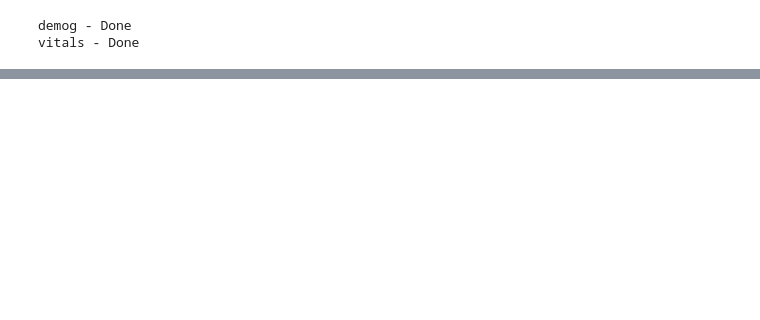
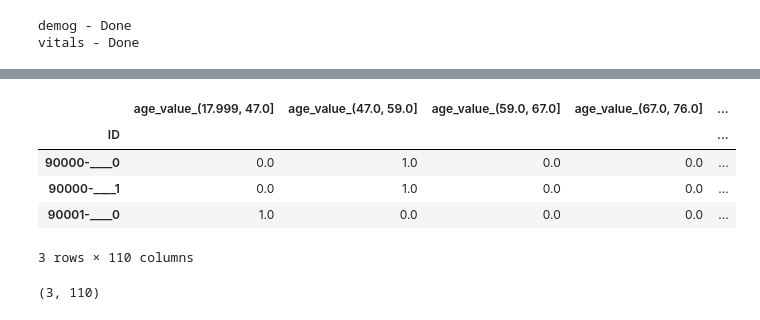
Before and after one commit to MLD3/M-CURES, a Jupyter notebook: preprocessing/4-combine.ipynb, the cells around one changed output, grey strips where cells are left out. Drawn from its saved outputs; the diff is of its cells as text; code cells hidden in the pictures; blank space fills up the shorter version.

```diff
--- a/preprocessing/4-combine.ipynb
+++ b/preprocessing/4-combine.ipynb
@@ -85,0 +150,17 @@ df_features.to_csv('sample_output/demog+vitals.csv')
+# %%
+mcures_cols = pd.read_csv('metadata/MCURES_Feature_Names.txt', sep='\t', header=None)[0].values
+# %%
+df_mcures = df_features[mcures_cols]
+# %%
+df_mcures
+# %% [output]
+|  | age_value_(17.999, 47.0] | age_value_(47.0, 59.0] | age_value_(59.0, 67.0] | age_value_(67.0, 76.0] | ... |
+| ID |  |  |  |  | ... |
+| 90000-____0 | 0.0 | 1.0 | 0.0 | 0.0 | ... |
+| 90000-____1 | 0.0 | 1.0 | 0.0 | 0.0 | ... |
+| 90001-____0 | 1.0 | 0.0 | 0.0 | 0.0 | ... |
+3 rows × 110 columns
+# %%
+df_mcures.shape
+# %% [output]
+(3, 110)
```
Also changed, not shown: parts of 17 cells of this notebook, 36 other files.
